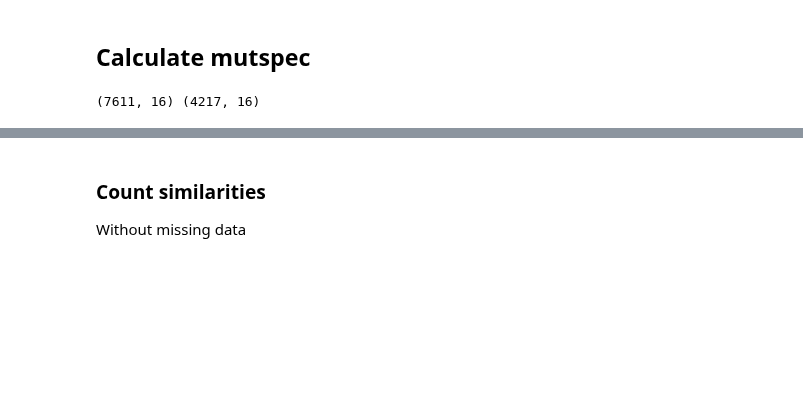
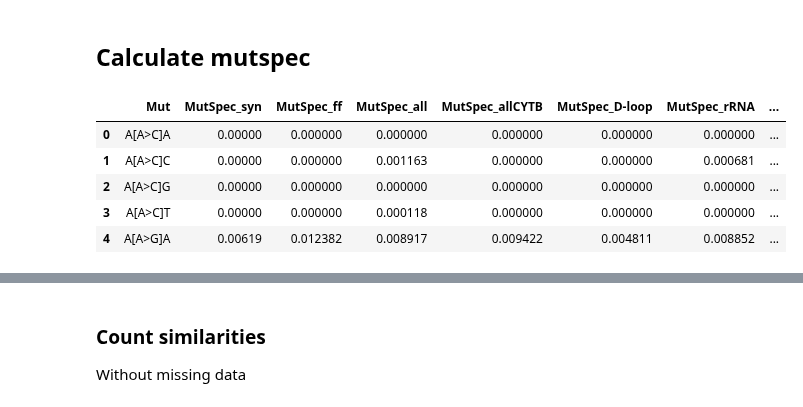
Before and after one commit to mitoclub/mtdnaMutSpecOfCancers, a Jupyter notebook: notebooks/mutspec.ipynb, the cells around one changed output, grey strips where cells are left out. Cells and saved outputs as stored; diff of their text form; code cells hidden in the pictures; blank space fills up the shorter version.

Commit message:
cancer ms differ due to mutations subset (label)

```diff
--- a/notebooks/mutspec.ipynb
+++ b/notebooks/mutspec.ipynb
@@ -377,8 +94,3 @@ pd.DataFrame(exp_muts192).sort_index()
 # %% [markdown]
 ## Calculate mutspec
-# %%
-MutCDS = mutations[(mutations.Type == "CDS") & (mutations.Strand == 1) & (mutations.Label >= 0)]
-print(mutations.shape, MutCDS.shape)
-# %% [output]
-(7611, 16) (4217, 16)
 # %%
@@ -406,3 +119,13 @@ for lbl in exp_muts192:
 # Reverse complement of Mut (to heavy strand)
 mutspec192["Mut"] = mutspec192.Mut.apply(rev_comp)
 mutspec192.sort_values("Mut", inplace=True)
+# %%
+# mutspec192old = pd.read_csv("../data/processed/cancer_mutspec.csv")
+mutspec192old.head()
+# %% [output]
+|  | Mut | MutSpec_syn | MutSpec_ff | MutSpec_all | MutSpec_allCYTB | MutSpec_D-loop | MutSpec_rRNA | ... |
+| 0 | A[A>C]A | 0.00000 | 0.000000 | 0.000000 | 0.000000 | 0.000000 | 0.000000 | ... |
+| 1 | A[A>C]C | 0.00000 | 0.000000 | 0.001163 | 0.000000 | 0.000000 | 0.000681 | ... |
+| 2 | A[A>C]G | 0.00000 | 0.000000 | 0.000000 | 0.000000 | 0.000000 | 0.000000 | ... |
+| 3 | A[A>C]T | 0.00000 | 0.000000 | 0.000118 | 0.000000 | 0.000000 | 0.000000 | ... |
+| 4 | A[A>G]A | 0.00619 | 0.012382 | 0.008917 | 0.009422 | 0.004811 | 0.008852 | ... |
```
Also changed, not shown: parts of 39 cells of this notebook, 4 other files.
